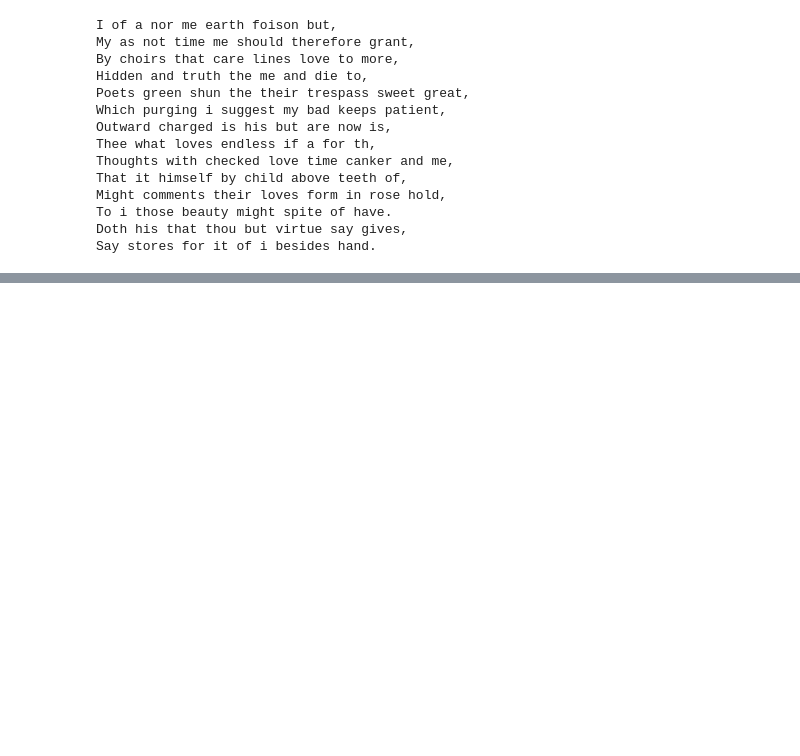
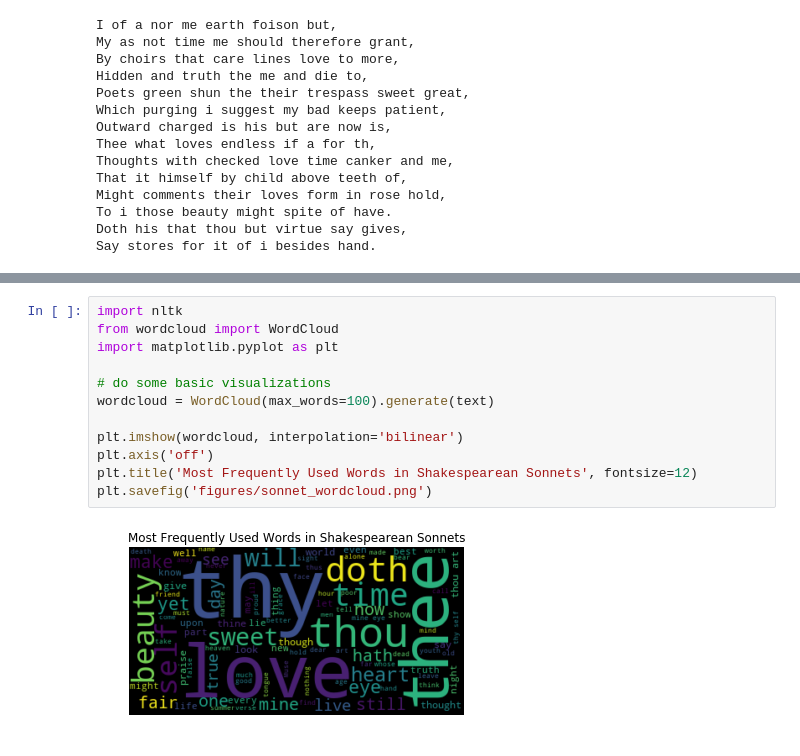
Before and after one commit to amandaliusa/cs155-shakespeare, a Jupyter notebook: unsupervised_hmm_stanzas.ipynb, the cells around one changed output, grey strips where cells are left out. Cells and saved outputs as stored; diff of their text form; blank space fills up the shorter version.

```diff
--- a/unsupervised_hmm_stanzas.ipynb
+++ b/unsupervised_hmm_stanzas.ipynb
@@ -297,0 +298,14 @@ Lies else no my it shines forth thee.
+# %%
+import nltk
+from wordcloud import WordCloud
+import matplotlib.pyplot as plt
+
+# do some basic visualizations
+wordcloud = WordCloud(max_words=100).generate(text)
+
+plt.imshow(wordcloud, interpolation='bilinear')
+plt.axis('off')
+plt.title('Most Frequently Used Words in Shakespearean Sonnets', fontsize=12)
+plt.savefig('figures/sonnet_wordcloud.png')
+# %% [output]
+[figure, added]
```
Also changed, not shown: parts of 6 cells of this notebook, 4 other files.
